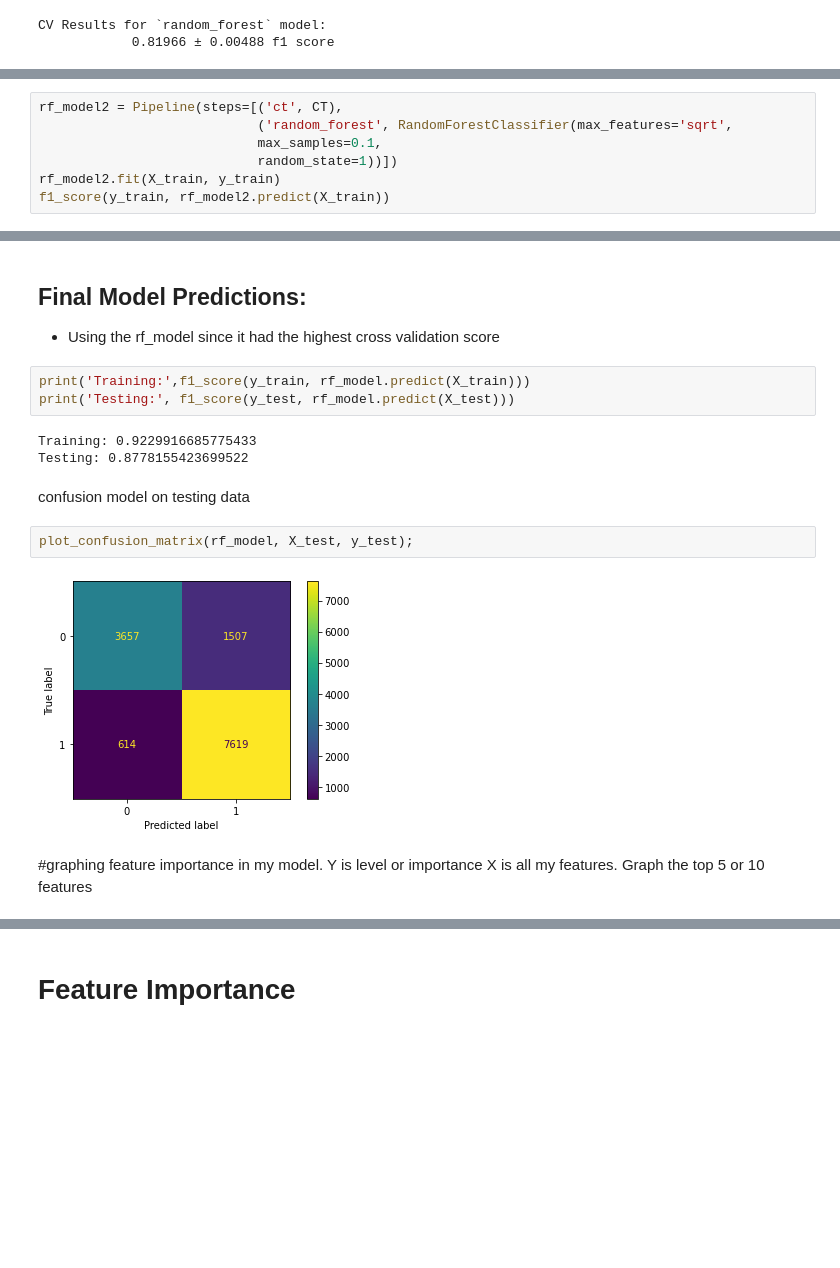
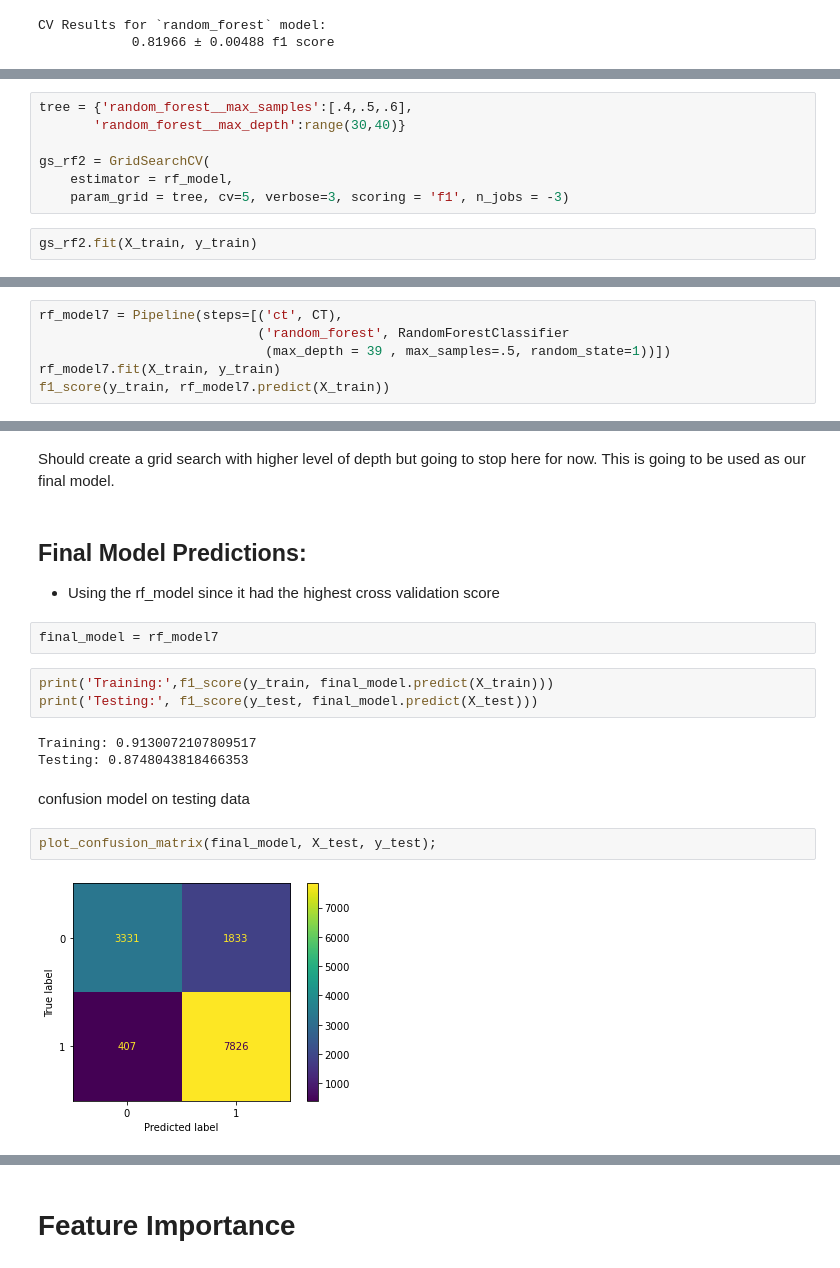
Before and after one commit to anat-jacobson/Phase_3_Project, a Jupyter notebook: Taz_Water_Wells_Notebook.ipynb, the cells around one changed output, grey strips where cells are left out. Drawn from its saved outputs; the diff is of its cells as text; blank space fills up the shorter version.

```diff
--- a/Taz_Water_Wells_Notebook.ipynb
+++ b/Taz_Water_Wells_Notebook.ipynb
@@ -1170,0 +1108,9 @@ CV Results for `random_forest` model:
+# %%
+tree = {'random_forest__max_samples':[.4,.5,.6],
+       'random_forest__max_depth':range(30,40)}
+
+gs_rf2 = GridSearchCV(
+    estimator = rf_model,
+    param_grid = tree, cv=5, verbose=3, scoring = 'f1', n_jobs = -3)
+# %%
+gs_rf2.fit(X_train, y_train)
@@ -1173,8 +1144,7 @@ gs_rf.best_params_
 # %%
-rf_model2 = Pipeline(steps=[('ct', CT),
-                            ('random_forest', RandomForestClassifier(max_features='sqrt',
-                            max_samples=0.1,
-                            random_state=1))])
-rf_model2.fit(X_train, y_train)
-f1_score(y_train, rf_model2.predict(X_train))
+rf_model7 = Pipeline(steps=[('ct', CT),
+                            ('random_forest', RandomForestClassifier
+                             (max_depth = 39 , max_samples=.5, random_state=1))])
+rf_model7.fit(X_train, y_train)
+f1_score(y_train, rf_model7.predict(X_train))
 # %% [output]
@@ -1188,17 +1158,19 @@ CV Results for `random_forest` model:
+# %% [markdown]
+Should create a grid search with higher level of depth but going to stop here for now. This is going to be used as our final model.
 # %% [markdown]
 ## Final Model Predictions:
 - Using the rf_model since it had the highest cross validation score
+# %%
+final_model = rf_model7
 # %%
-print('Training:',f1_score(y_train, rf_model.predict(X_train)))
-print('Testing:', f1_score(y_test, rf_model.predict(X_test)))
+print('Training:',f1_score(y_train, final_model.predict(X_train)))
+print('Testing:', f1_score(y_test, final_model.predict(X_test)))
 # %% [output]
-Training: 0.9229916685775433
-Testing: 0.8778155423699522
+Training: 0.9130072107809517
+Testing: 0.8748043818466353
 # %% [markdown]
 confusion model on testing data
 # %%
-plot_confusion_matrix(rf_model, X_test, y_test);
+plot_confusion_matrix(final_model, X_test, y_test);
 # %% [output]
-[figure, old version]
+[figure, new version]
-# %% [markdown]
-#graphing feature importance in my model. Y is level or importance X is all my features. Graph the top 5 or 10 features
```
Also changed, not shown: parts of 165 cells of this notebook.
